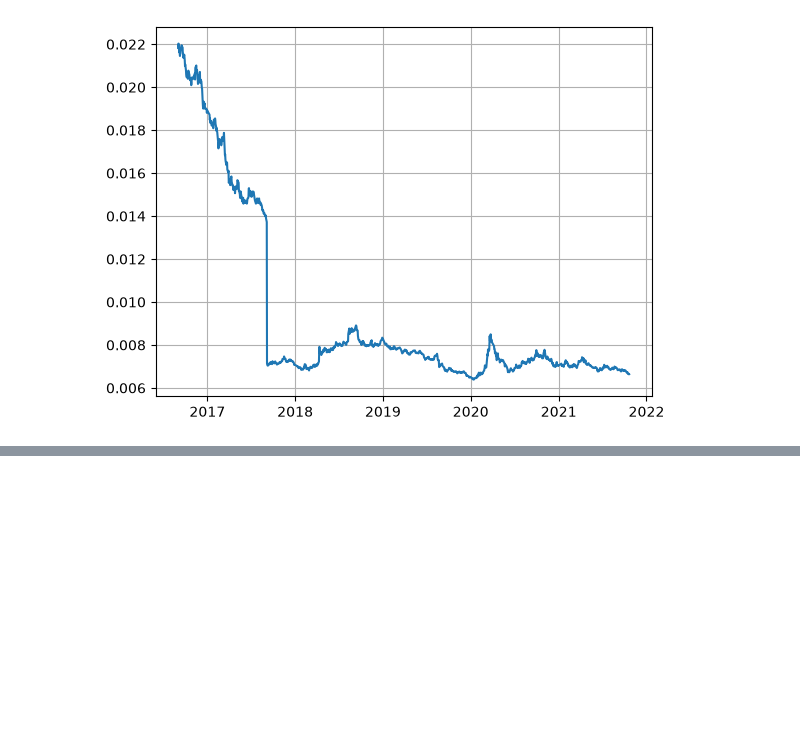
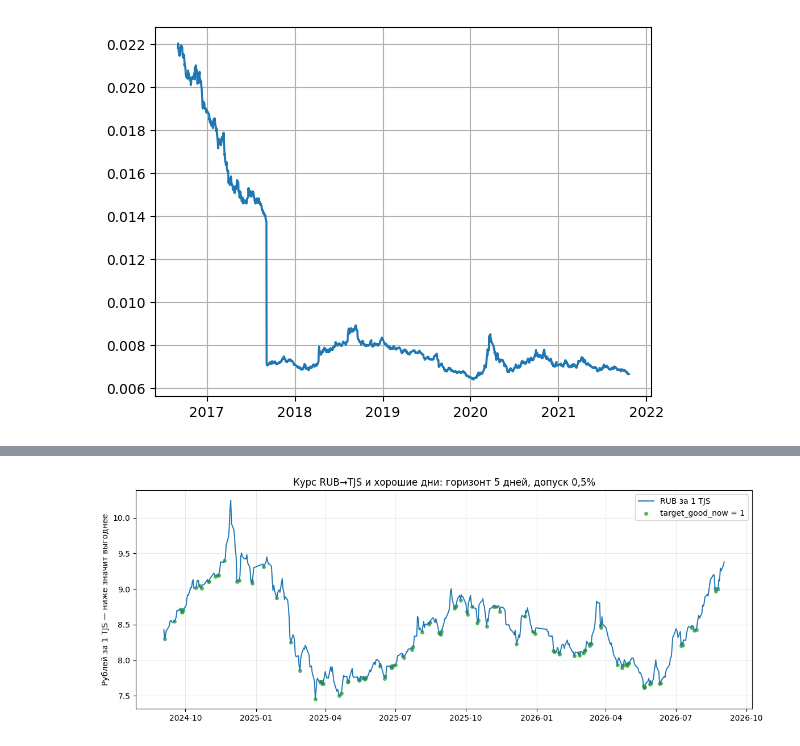
Before and after one commit to Dimon30/CIS_Traiding, a Jupyter notebook: analyse.ipynb, the cells around one changed output, grey strips where cells are left out. Drawn from its saved outputs; the diff is of its cells as text; code cells hidden in the pictures; blank space fills up the shorter version.

```diff
--- a/analyse.ipynb
+++ b/analyse.ipynb
@@ -48,0 +58,17 @@ plt.grid(True)
+# %%
+from pathlib import Path
+import pandas as pd
+import matplotlib.pyplot as plt
+
+OBSERVATIONS_PATH = Path('data/processed/rub_tjs_observations.csv')
+LABELS_PATH = Path('data/processed/rub_tjs_labels_h5_e50bp.csv')
+
+observations = pd.read_csv(OBSERVATIONS_PATH, parse_dates=['date'])
+labels = pd.read_csv(LABELS_PATH, parse_dates=['date'])
+dataset = observations.merge(labels, on=['date', 'corridor'], validate='one_to_one')
+
+print(f'Наблюдения: {len(observations):,}')
+print(f'Разметка: {len(labels):,}')
+print(f'После соединения: {len(dataset):,}')
+display(observations.head(3))
+display(labels.loc[labels['has_full_window']].head(3))
@@ -48,0 +129,23 @@ plt.grid(True)
+# %%
+# Для читаемости показываем последние два года, а не весь десятилетний ряд.
+chart_start = dataset['date'].max() - pd.DateOffset(years=2)
+chart_data = dataset.loc[dataset['date'] >= chart_start].copy()
+good_days = chart_data.loc[chart_data['target_good_now'] == 1]
+
+fig, ax = plt.subplots(figsize=(14, 5))
+ax.plot(chart_data['date'], chart_data['rub_per_unit'], label='RUB за 1 TJS', linewidth=1.4)
+ax.scatter(
+    good_days['date'],
+    good_days['rub_per_unit'],
+    label='target_good_now = 1',
+    color='tab:green',
+    s=16,
+    alpha=0.7,
+)
+ax.set_title('Курс RUB→TJS и хорошие дни: горизонт 5 дней, допуск 0,5%')
+ax.set_ylabel('Рублей за 1 TJS — ниже значит выгоднее')
+ax.grid(alpha=0.25)
+ax.legend()
+plt.show()
+# %% [output]
+[figure, added]
```
Also changed, not shown: parts of 14 cells of this notebook, 11 other files.
